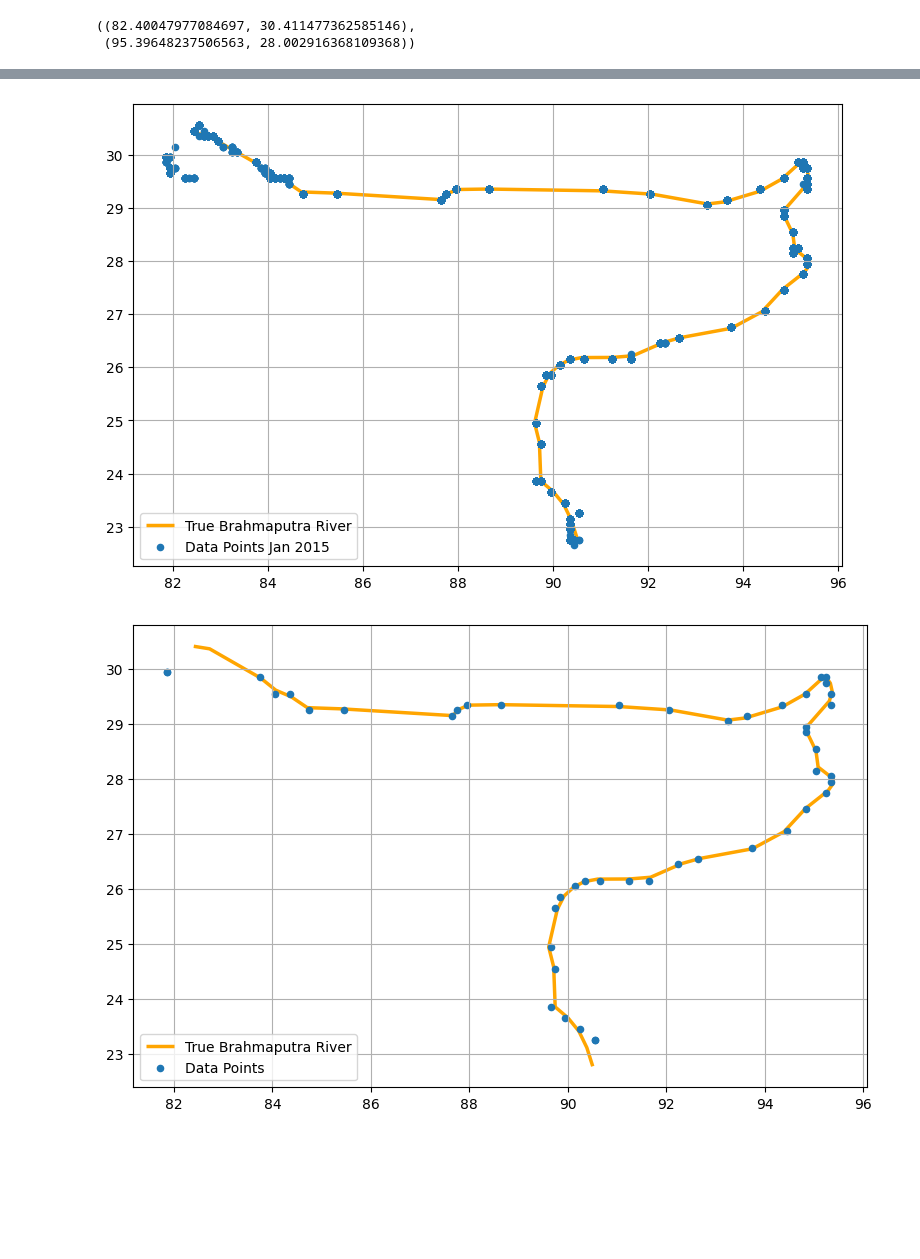
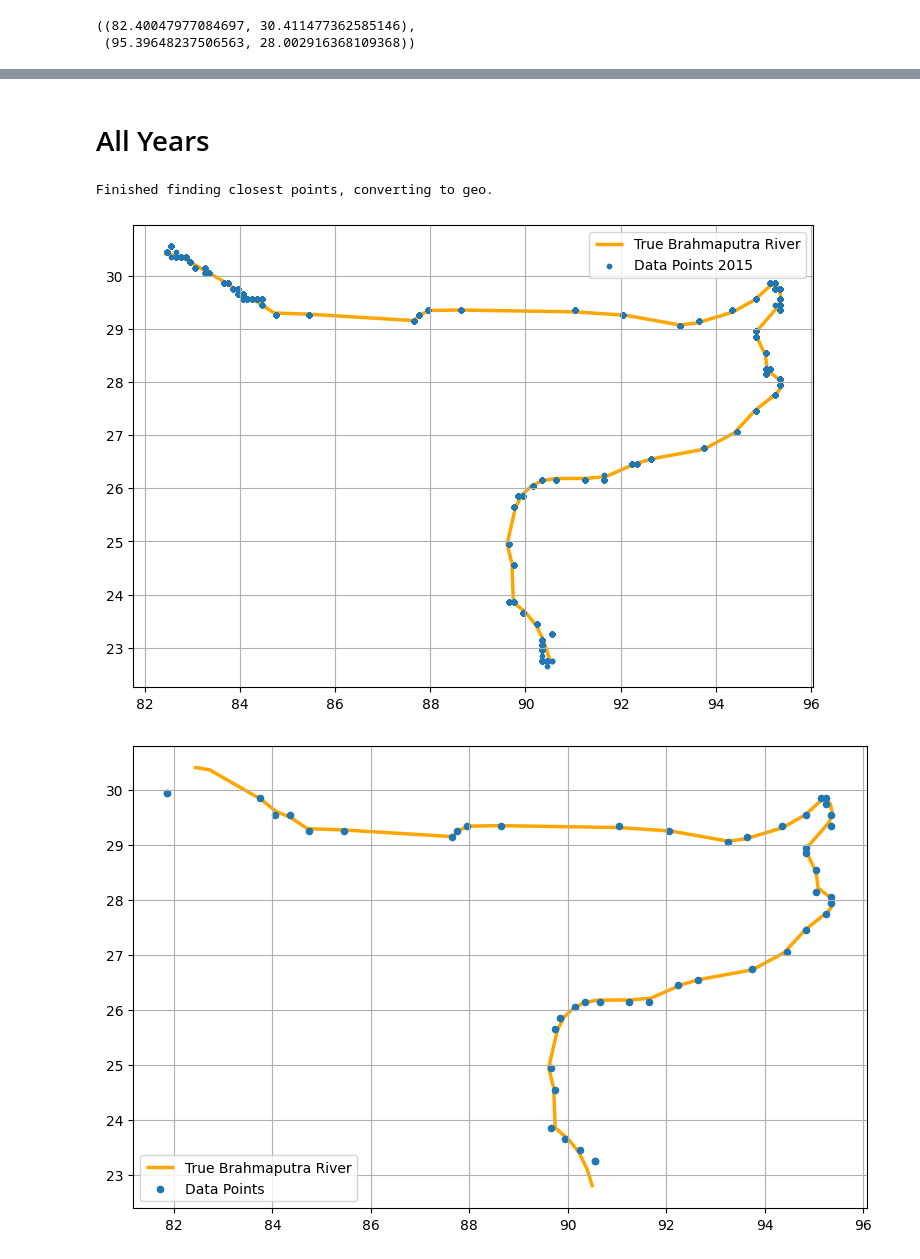
Before and after one commit to PaulNitschke/DS-Brahmaputra-River, a Jupyter notebook: notebooks/geo_exploration.ipynb, the cells around one changed output, grey strips where cells are left out. Cells and saved outputs as stored; diff of their text form; code cells hidden in the pictures; blank space fills up the shorter version.

```diff
--- a/notebooks/geo_exploration.ipynb
+++ b/notebooks/geo_exploration.ipynb
@@ -232,22 +108,22 @@ nov_data.plot(ax=ax, markersize=10, marker='x', color='g', label='One Day Points
-# %%
-# closest_points['geometry'].plot(ax=ax, markersize=20, marker='o', label='Data Points Jan 2015', zorder=1)
-# closest_points[closest_points['time']=='2016-01-01'].plot(ax=ax, markersize=20, marker='o', label='Data Points Jan 2016', zorder=2)
-# closest_points[closest_points['time']=='2017-01-01'].plot(ax=ax, markersize=20, marker='o', label='Data Points Jan 2017', zorder=3)
-# closest_points[closest_points['time']=='2018-01-01'].plot(ax=ax, markersize=20, marker='o', label='Data Points Jan 2018', zorder=4)
-# closest_points[closest_points['time']=='2019-01-01'].plot(ax=ax, markersize=20, marker='o', label='Data Points Jan 2019', zorder=5)
-
-
-# Extract coordinates from the geometry column
-x_coords = closest_points['geometry'].apply(lambda point: point.x)
-y_coords = closest_points['geometry'].apply(lambda point: point.y)
-
-# Plot the points
-fig, ax = plt.subplots(figsize=(13, 6))
-
-brahmaputra.plot(ax=ax, color='orange', linewidth=2.5, label='True Brahmaputra River', zorder=0)
-ax.scatter(x_coords, y_coords, s=20, marker='o', label='Data Points Jan 2015', zorder=1)
-
-plt.legend(loc='lower left')
-plt.grid(True)
-# %% [output]
-[figure, removed]
+# %% [markdown]
+# All Years
+# %%
+# Load 2015 data
+data_2015 = loader('../data/yearly_discharge/discharge_2015.nc')
+filtered_df_2015 = filter_relevant(data_2015)
+geo_points_2015 = get_closest(filtered_df_2015, river_points, 3)
+geo_points_2015 = remove_outliers(geo_points_2015)
+
+fig, ax = plt.subplots(figsize=(13, 6))
+
+brahmaputra.plot(ax=ax, color='orange', linewidth=2.5, label='True Brahmaputra River', zorder=0)
+
+geo_points_2015['time'] = pd.to_datetime(geo_points['time'])
+geo_points_2015.plot(ax=ax, markersize=10, marker='o', label='Data Points 2015')
+
+plt.grid(True)
+plt.legend()
+plt.show()
+# %% [output]
+Finished finding closest points, converting to geo.
+[figure, added]
```
Also changed, not shown: parts of 27 cells of this notebook.
